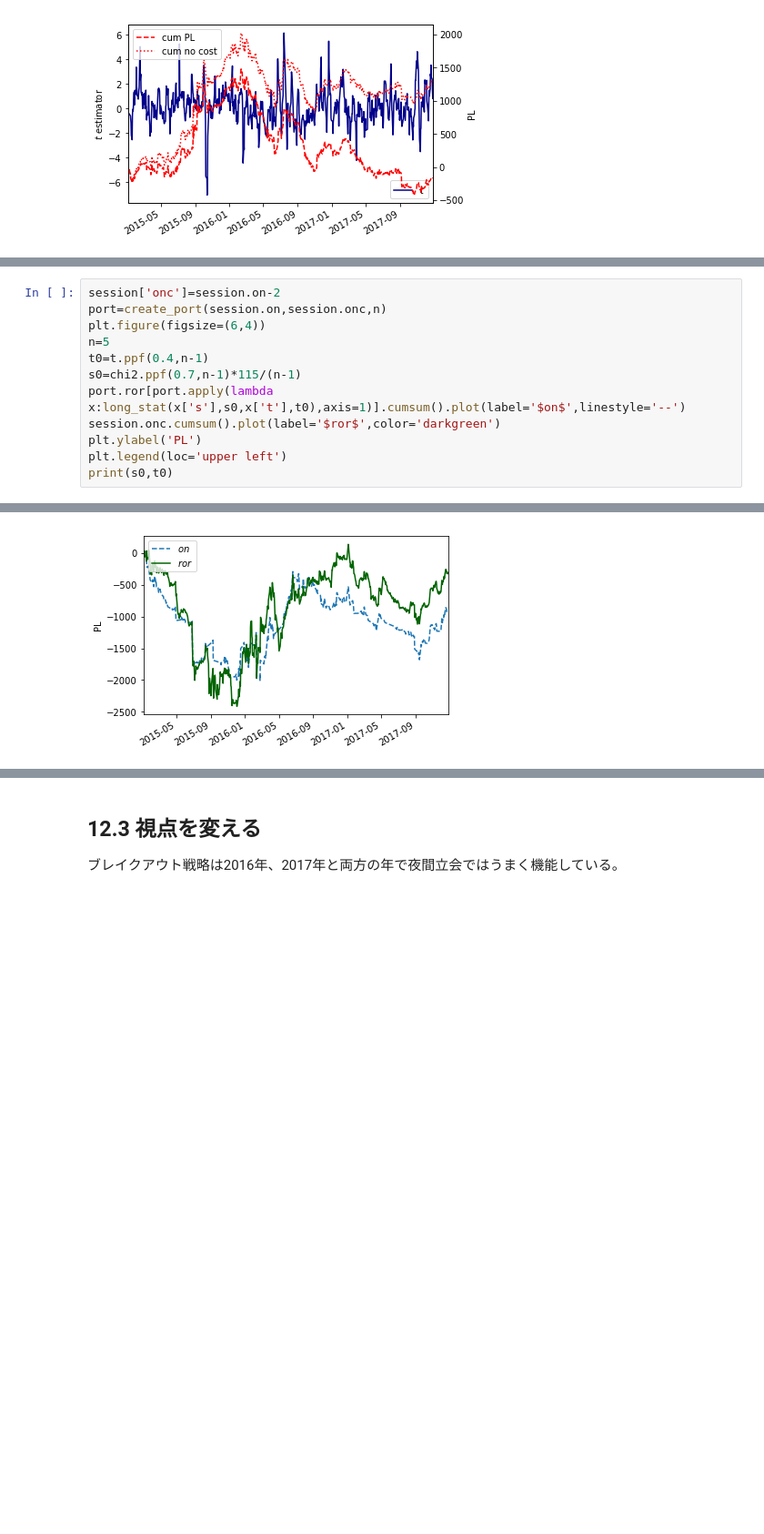
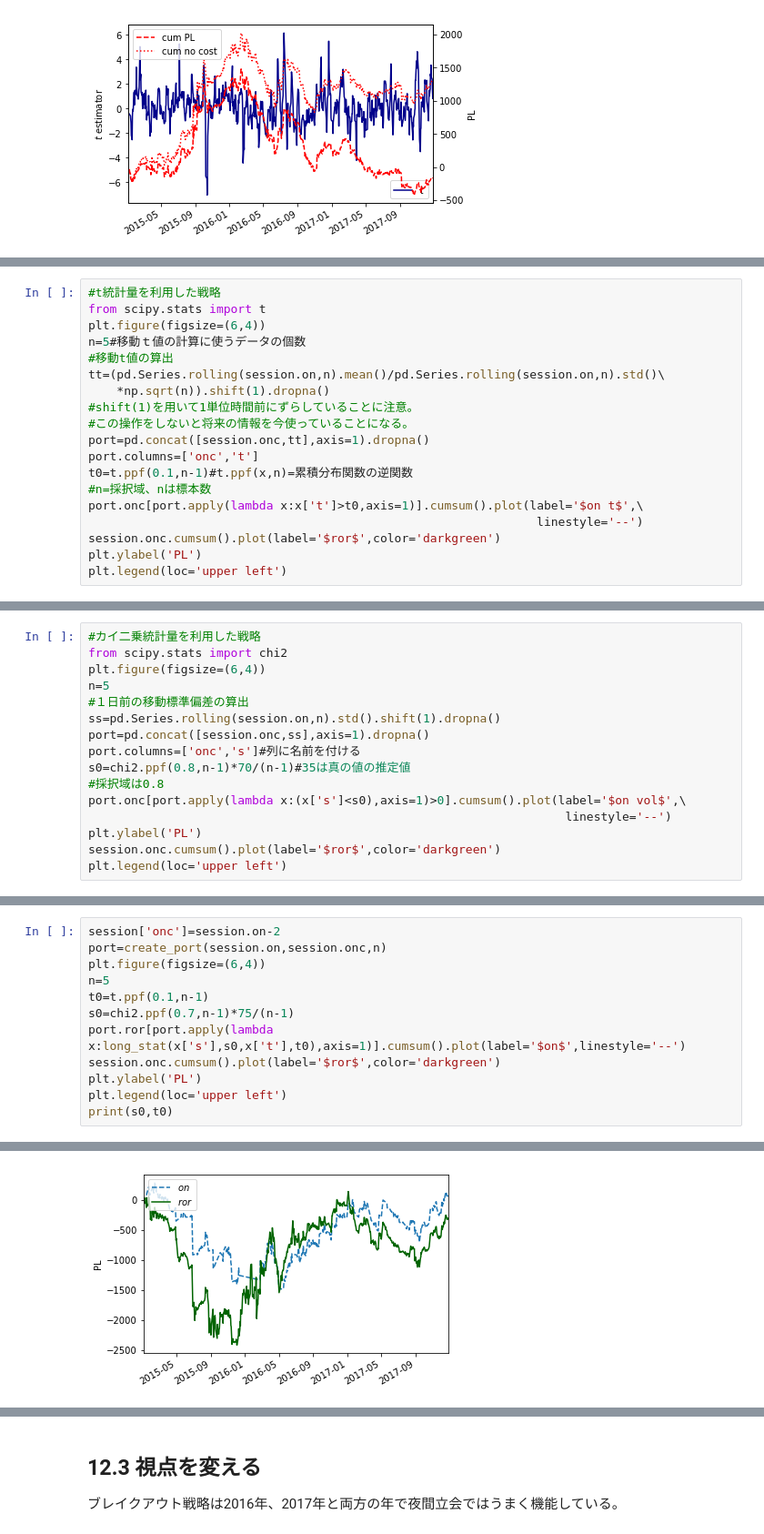
Before and after one commit to innovation1005/python3-for-system-trade, a Jupyter notebook: pan12-2015_2017.ipynb, the cells around one changed output, grey strips where cells are left out. Shown at 91% size. Saved outputs shown, nothing was run; the diff lists cells and outputs as text; blank space fills up the shorter version.

```diff
--- a/pan12-2015_2017.ipynb
+++ b/pan12-2015_2017.ipynb
@@ -241,0 +438,19 @@ plt.legend(loc='upper left')
+# %%
+#t統計量を利用した戦略
+from scipy.stats import t
+plt.figure(figsize=(6,4))
+n=5#移動ｔ値の計算に使うデータの個数
+#移動t値の算出
+tt=(pd.Series.rolling(session.on,n).mean()/pd.Series.rolling(session.on,n).std()\
+    *np.sqrt(n)).shift(1).dropna()
+#shift(1)を用いて1単位時間前にずらしていることに注意。
+#この操作をしないと将来の情報を今使っていることになる。
+port=pd.concat([session.onc,tt],axis=1).dropna()
+port.columns=['onc','t']
+t0=t.ppf(0.1,n-1)#t.ppf(x,n)=累積分布関数の逆関数
+#n=採択域、nは標本数
+port.onc[port.apply(lambda x:x['t']>t0,axis=1)].cumsum().plot(label='$on t$',\
+                                                               linestyle='--')
+session.onc.cumsum().plot(label='$ror$',color='darkgreen')
+plt.ylabel('PL')
+plt.legend(loc='upper left')
@@ -263,0 +521,16 @@ plt.legend(loc='upper left')
+# %%
+#カイ二乗統計量を利用した戦略
+from scipy.stats import chi2
+plt.figure(figsize=(6,4))
+n=5
+#１日前の移動標準偏差の算出
+ss=pd.Series.rolling(session.on,n).std().shift(1).dropna()
+port=pd.concat([session.onc,ss],axis=1).dropna()
+port.columns=['onc','s']#列に名前を付ける
+s0=chi2.ppf(0.8,n-1)*70/(n-1)#35は真の値の推定値
+#採択域は0.8
+port.onc[port.apply(lambda x:(x['s']<s0),axis=1)>0].cumsum().plot(label='$on vol$',\
+                                                                   linestyle='--')
+plt.ylabel('PL')
+session.onc.cumsum().plot(label='$ror$',color='darkgreen')
+plt.legend(loc='upper left')
@@ -298,8 +605,8 @@ session['onc']=session.on-2
 port=create_port(session.on,session.onc,n)
 plt.figure(figsize=(6,4))
 n=5
-t0=t.ppf(0.4,n-1)
-s0=chi2.ppf(0.7,n-1)*115/(n-1)
+t0=t.ppf(0.1,n-1)
+s0=chi2.ppf(0.7,n-1)*75/(n-1)
 port.ror[port.apply(lambda x:long_stat(x['s'],s0,x['t'],t0),axis=1)].cumsum().plot(label='$on$',linestyle='--')
 session.onc.cumsum().plot(label='$ror$',color='darkgreen')
 plt.ylabel('PL')
@@ -310 +617 @@ print(s0,t0)
-[figure, old version]
+[figure, new version]
```
Also changed, not shown: parts of 42 cells of this notebook.
